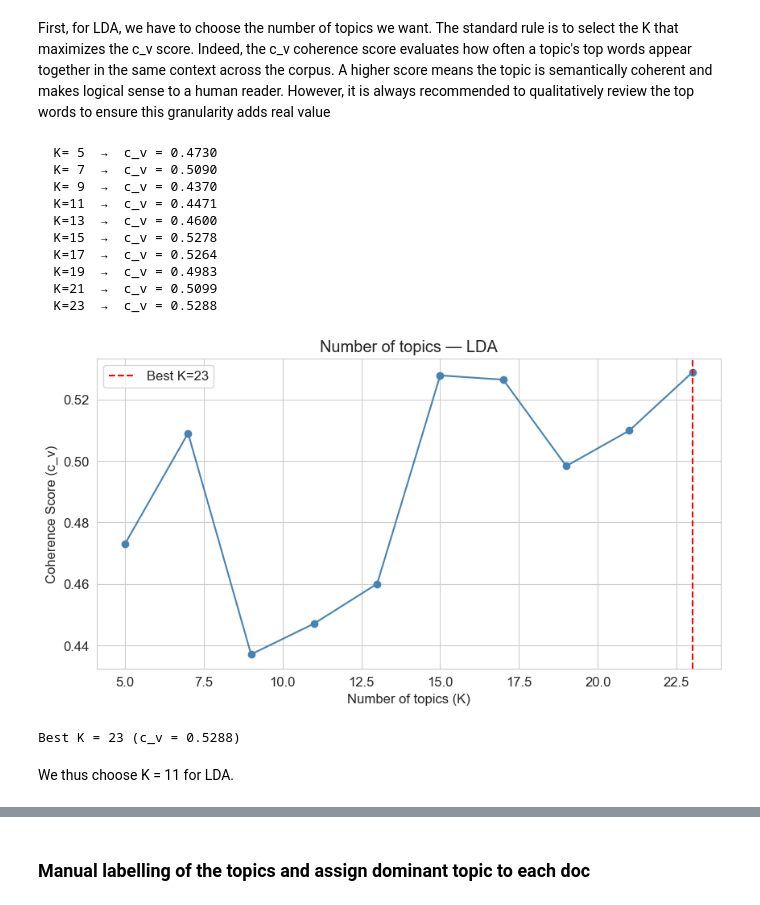
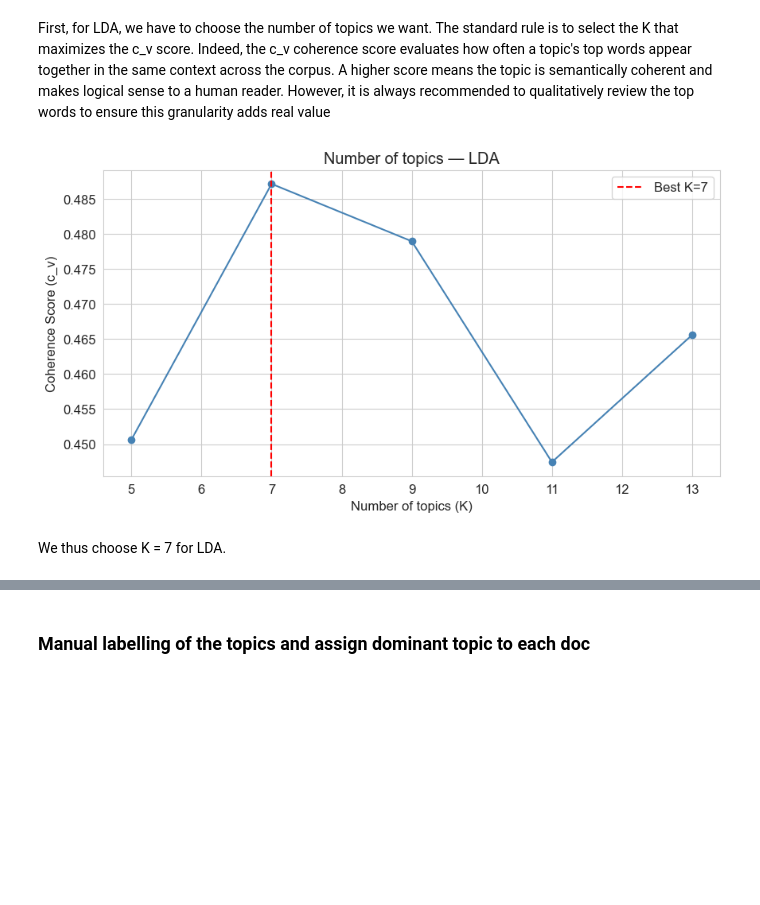
Before and after one commit to AntoineGilsonGH/nlp-archelec, a Jupyter notebook: 02_main.ipynb, the cells around one changed output, grey strips where cells are left out. Saved outputs shown, nothing was run; the diff lists cells and outputs as text; code cells hidden in the pictures; blank space fills up the shorter version.

```diff
--- a/02_main.ipynb
+++ b/02_main.ipynb
@@ -135,47 +135,36 @@ First, for LDA, we have to choose the number of topics we want.
 The standard rule is to select the K that maximizes the c_v score. Indeed, the c_v coherence score evaluates how often a topic's top words appear together in the same context across the corpus. A higher score means the topic is semantically coherent and makes logical sense to a human reader. However, it is always recommended to qualitatively review the top words to ensure this granularity adds real value
 # %%
 if len(df) > 0:
-    K_range = range(5, 25, 2)
+    K_range = range(5, 15, 2)
     coherence_scores = []
 
     for k in K_range:
         lda = models.LdaMulticore(
             corpus_bow, num_topics=k, id2word=dictionary,
             passes=10, workers=2, random_state=42
         )
         cm = CoherenceModel(model=lda, texts=token_lists,
                             dictionary=dictionary, coherence='c_v')
         score = cm.get_coherence()
         coherence_scores.append(score)
-        print(f"  K={k:2d}  →  c_v = {score:.4f}")
+        # print(f"  K={k:2d}  →  c_v = {score:.4f}")
 
     # Plot
     plt.figure(figsize=(10, 5))
     plt.plot(list(K_range), coherence_scores, 'o-', color='steelblue')
     plt.xlabel('Number of topics (K)')
     plt.ylabel('Coherence Score (c_v)')
     plt.title('Number of topics — LDA')
     best_k = list(K_range)[np.argmax(coherence_scores)]
     plt.axvline(best_k, color='red', ls='--', label=f'Best K={best_k}')
     plt.legend()
-    plt.savefig('lda_coherence.png', dpi=150, bbox_inches='tight')
+    plt.savefig('plots/lda_coherence.png', dpi=150, bbox_inches='tight')
     plt.show()
-    print(f"\nBest K = {best_k} (c_v = {max(coherence_scores):.4f})")
+    # print(f"\nBest K = {best_k} (c_v = {max(coherence_scores):.4f})")
 # %% [output]
-  K= 5  →  c_v = 0.4730
-  K= 7  →  c_v = 0.5090
-  K= 9  →  c_v = 0.4370
-  K=11  →  c_v = 0.4471
-  K=13  →  c_v = 0.4600
-  K=15  →  c_v = 0.5278
-  K=17  →  c_v = 0.5264
-  K=19  →  c_v = 0.4983
-  K=21  →  c_v = 0.5099
-  K=23  →  c_v = 0.5288
-[figure, old version]
+[figure, new version]
-Best K = 23 (c_v = 0.5288)
 # %% [markdown]
-We thus choose K = 11 for LDA.
+We thus choose K = 7 for LDA.
 # %%
 if len(df) > 0:
     N_TOPICS = best_k
```
Also changed, not shown: parts of 15 cells of this notebook, 17 other files.
